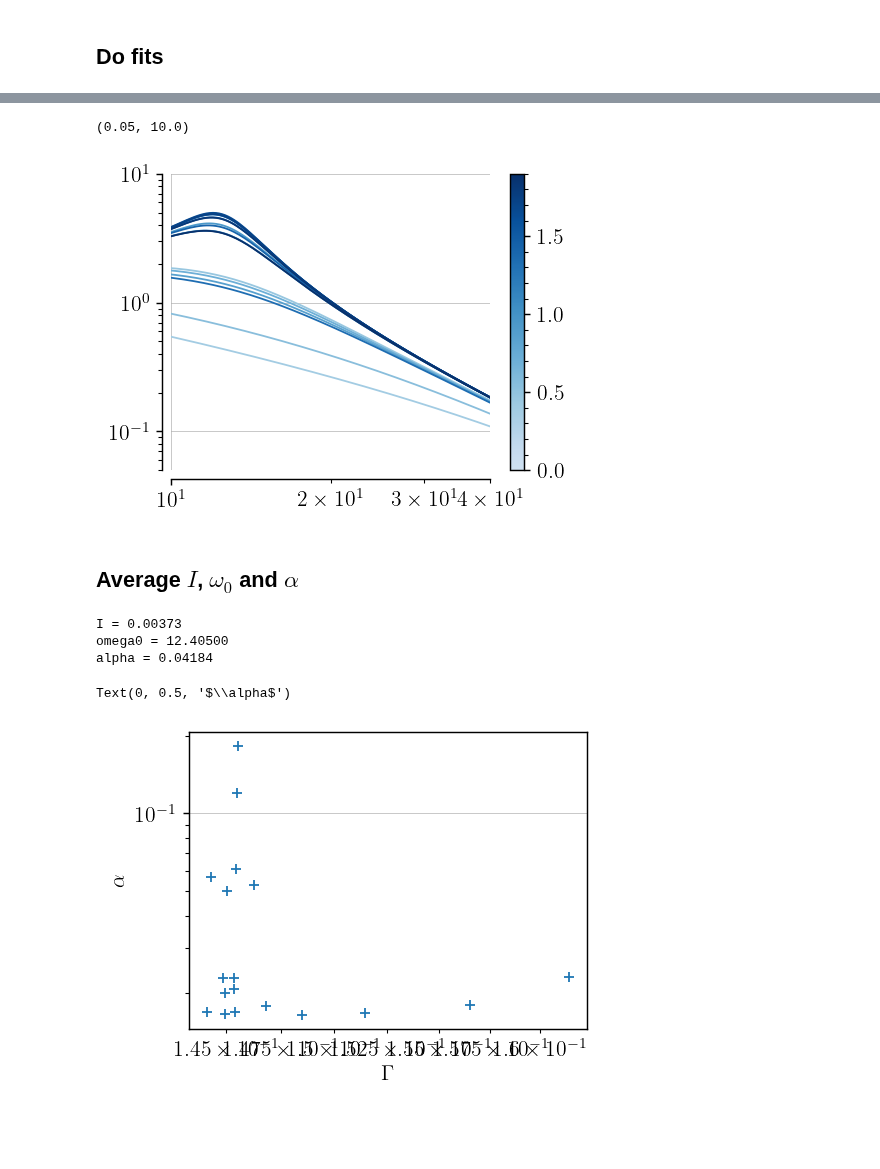
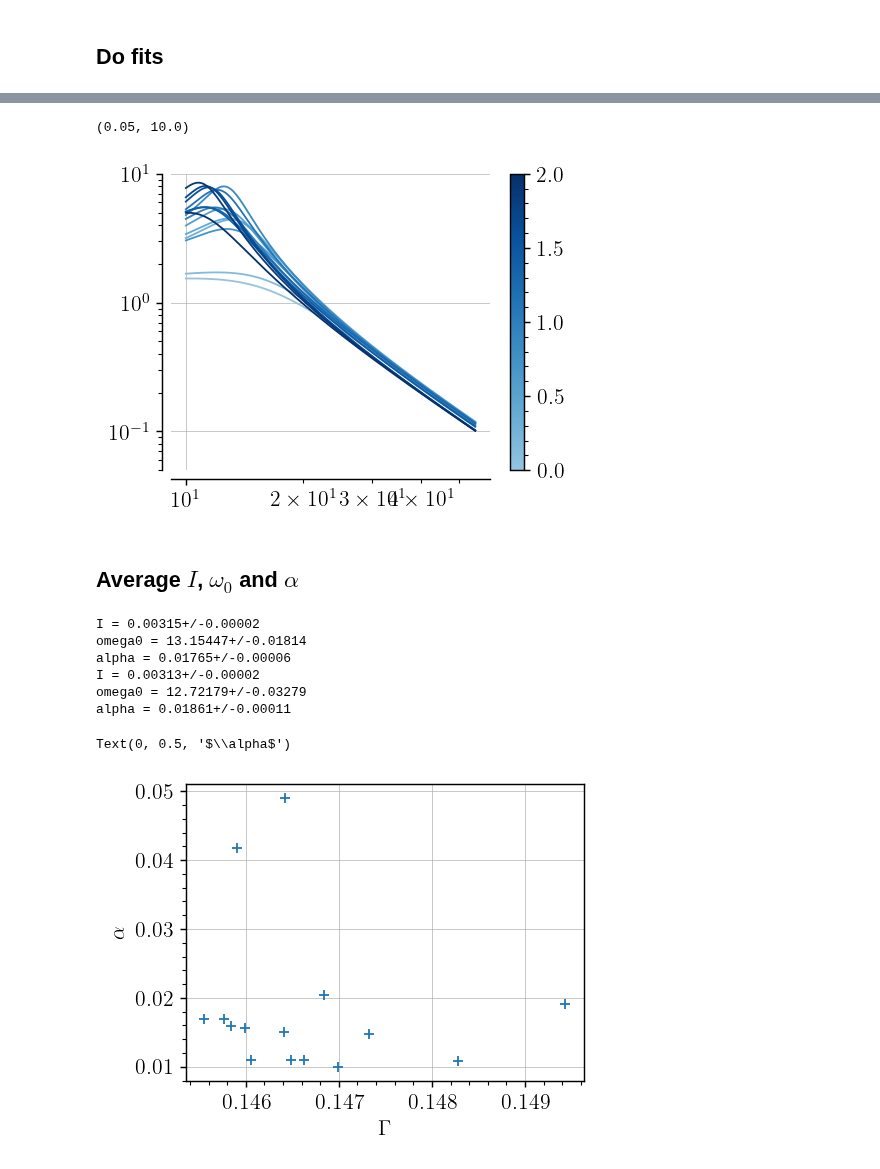
Before and after one commit to TomVdt/TPIII, a Jupyter notebook: 05-milieux-granulaires/analyse/exp1_test.ipynb, the cells around one changed output, grey strips where cells are left out. Saved outputs shown, nothing was run; the diff lists cells and outputs as text; code cells hidden in the pictures; blank space fills up the shorter version.

```diff
--- a/05-milieux-granulaires/analyse/exp1_test.ipynb
+++ b/05-milieux-granulaires/analyse/exp1_test.ipynb
@@ -32,22 +32,32 @@ class Step:
     chi_im: np.ndarray
 # %%
 # Load data here...
-metadata_file = glob('../data/250321-exp2/*-exp?.txt')
+dataset = '250321-exp3'
+metadata_file = glob(f'../data/{dataset}/*-exp?.txt')
 metadata = np.loadtxt(metadata_file[0], skiprows=1, delimiter='\t')
 
-data_files = glob('../data/250321-exp2/*-exp?_step*.txt')
+data_files = glob(f'../data/{dataset}/*-exp?_step*.txt')
 data_files.sort(key=lambda s: int(s.split('step')[-1][:-4]))
 
 data: list[Step] = []
 trash: list[int] = []
 for i, file in enumerate(data_files):
-    freq, psd, chi_abs, chi_im = np.loadtxt(file, skiprows=1, delimiter='\t', unpack=True)
+    try:
+        freq, psd, chi_abs, chi_im = np.loadtxt(file, skiprows=1, delimiter='\t', unpack=True)
+    except ValueError:
+        print(f"WARNING: data is fucked for {file}")
+        trash.append(i)
+        continue
+
     imposed_vibration, _, gamma, step_time, *_ = metadata[i]
 
     if np.allclose(chi_abs, 0): # Data is corrupted when freq_response contains only zeros
         print(f"WARNING: data is fucked for {file}")
         trash.append(i)
         continue
+    if np.allclose(freq, 0):
+        print(f"WARNING: data is fucked for {file}, trying to recover freqs...")
+        freq = np.arange(5, 70 + 0.0001, 0.1625)
 
     data.append(
         Step(
@@ -68,7 +75,7 @@ def theory(x: np.ndarray, I: float, w0: float, alpha: float) -> np.ndarray:
         (I * (w0**2 - x**2))**2 + (alpha * x)**2
     )
 # %%
-show_plots = False
+show_plots = True
 
 all_popt_err_pass1 = unp.uarray(np.zeros((len(data), 3)), 0)
 for i, step in enumerate(data):
@@ -78,18 +85,25 @@ for i, step in enumerate(data):
     )
     all_popt_err_pass1[i] = unp.uarray(popt, np.sqrt(np.diag(pcov)))
 
+    # if show_plots:
+    #     print("[I, omega, alpha] = ", popt)
+    #     plt.plot(step.freqs, step.chi_abs)
+    #     plt.loglog(step.freqs, theory(step.freqs, *popt))
+    #     plt.show()
+
 I, w0, _ = np.mean(all_popt_err_pass1, axis=0)
-all_popt_pass2 = np.zeros((len(data), 3))
+dI, dw0, _ = np.std(nom_vals(all_popt_err_pass1), axis=0)
+all_popt_err_pass2 = np.zeros_like(all_popt_err_pass1)
 
 for i, step in enumerate(data):
     popt, pcov = sc.optimize.curve_fit(
         theory, step.freqs, step.chi_abs,
         bounds=(
-            (I.n - I.s, w0.n - w0.s, 0),
-            (I.n + I.s, w0.n + w0.s, np.inf)
+            (I.n - dI, w0.n - dw0, 0),
+            (I.n + dI, w0.n + dw0, np.inf)
         )
     )
-    all_popt_pass2[i] = popt
+    all_popt_err_pass2[i] = unp.uarray(popt, np.sqrt(np.diag(pcov)))
 
     if show_plots:
         print("[I, omega, alpha] = ", popt)
@@ -99,49 +127,57 @@ for i, step in enumerate(data):
 # %%
 max_amplitude = max(step.imposed_vibration for step in data)
 min_amplitude = min(step.imposed_vibration for step in data)
 
-cmap = truncate_colormap(plt.cm.Blues, 0.2, 1.0)
+cmap = truncate_colormap(plt.cm.Blues, 0.4, 1.0)
 norm = mpl.colors.Normalize(vmin=min_amplitude, vmax=max_amplitude)
 
 fig, ax = plt.subplots()
 
-for i, (popt, step) in enumerate(zip(reversed(all_popt_pass2), reversed(data))):
-    color = cmap(step.imposed_vibration / max_amplitude * 0.8 + 0.2)
+for i, (popt, step) in enumerate(zip(reversed(nom_vals(all_popt_err_pass2)), reversed(data))):
+    color = cmap(step.imposed_vibration / max_amplitude)
     fitted = theory(step.freqs, *popt)
     # ax.loglog(step.freqs, step.chi_abs, c=color)
     ax.loglog(step.freqs, fitted, c=color)
 
 # plt.colorbar()
 fig.colorbar(plt.cm.ScalarMappable(norm, cmap), ax=ax)
 
 ax.spines[['top', 'right']].set_visible(False)
 ax.spines[['bottom', 'left']].set_position(('outward', 5))
 ax.grid(True, axis='y')
-ax.set_xlim(1e1, 4e1)
+# ax.set_xlim(1e1, 4e1)
 ax.set_ylim(5e-2, 1e1)
 # %% [output]
 (0.05, 10.0)
-[figure, old version]
+[figure, new version]
 # %% [markdown]
 ## Average $I$, $\omega_0$ and $\alpha$
 # %%
-I, omega0, alpha = np.mean(all_popt_pass2, axis=0)
+I, omega0, alpha = np.mean(all_popt_err_pass1, axis=0)
 print(f"{I = :.5f}")
 print(f"{omega0 = :.5f}")
 print(f"{alpha = :.5f}")
+I, omega0, alpha = np.mean(all_popt_err_pass2, axis=0)
+print(f"{I = :.5f}")
+print(f"{omega0 = :.5f}")
+print(f"{alpha = :.5f}")
 # %% [output]
-I = 0.00373
-omega0 = 12.40500
-alpha = 0.04184
+I = 0.00315+/-0.00002
+omega0 = 13.15447+/-0.01814
+alpha = 0.01765+/-0.00006
+I = 0.00313+/-0.00002
+omega0 = 12.72179+/-0.03279
+alpha = 0.01861+/-0.00011
 # %%
 x = [step.gamma for step in data]
-plt.scatter(x, all_popt_pass2[:, 2])
+plt.scatter(x, nom_vals(all_popt_err_pass2)[:, 2])
 # xx = np.linspace(0, 1)
 # plt.plot(xx, 1/xx)
-plt.yscale('log')
-plt.xscale('log')
+# plt.yscale('log')
+# plt.xscale('log')
+# plt.ylim(0, 0.2)
 plt.xlabel(r'$\Gamma$')
 plt.ylabel(r'$\alpha$')
 # %% [output]
 Text(0, 0.5, '$\\alpha$')
-[figure, old version]
+[figure, new version]
```
Also changed, not shown: parts of 2 cells of this notebook, 21 other files.
